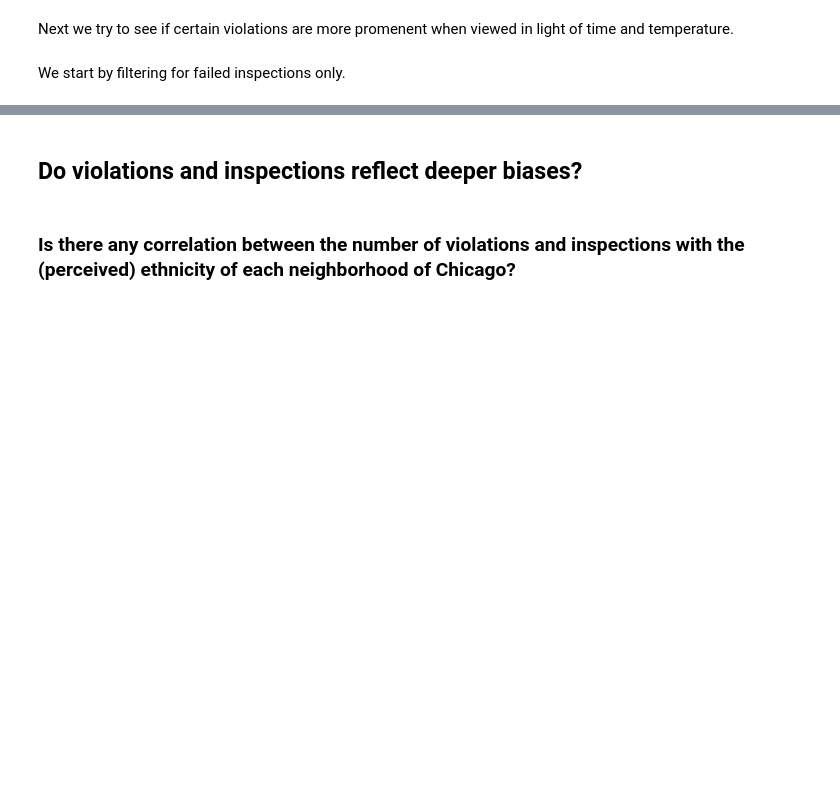
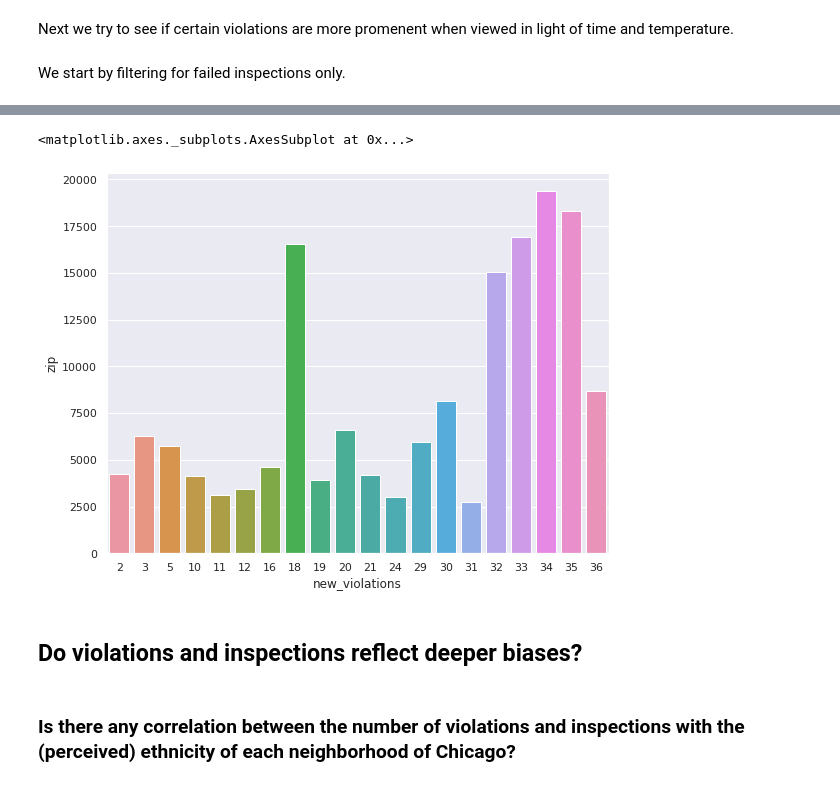
Before and after one commit to MNabegh/ADAknow, a Jupyter notebook: analysis.ipynb, the cells around one changed output, grey strips where cells are left out. Drawn from its saved outputs; the diff is of its cells as text; code cells hidden in the pictures; blank space fills up the shorter version.

```diff
--- a/analysis.ipynb
+++ b/analysis.ipynb
@@ -1707,3 +1735,12 @@ array([5, 36, 10, 16, 33, 1, 2, 3, 23, 25, 19, 9, 14, 29, 32, 22, 12, 21,
+# %%
+new_violations_high = first_group[first_group['zip'] > 2500]['new_violations']
+failed_df = failed_df[failed_df['new_violations'].isin(new_violations_high)]
+# %%
+first_group = failed_df.groupby(['new_violations'], as_index=False).count()
+sns.barplot(x='new_violations', y='zip', data=first_group.sort_values('zip', ascending=False))
+# %% [output]
+<matplotlib.axes._subplots.AxesSubplot at 0x...>
+[figure, added]
 # %% [markdown]
 ## Do violations and inspections reflect deeper biases?
 # %% [markdown]
```
Also changed, not shown: parts of 13 cells of this notebook, 18 other files.
